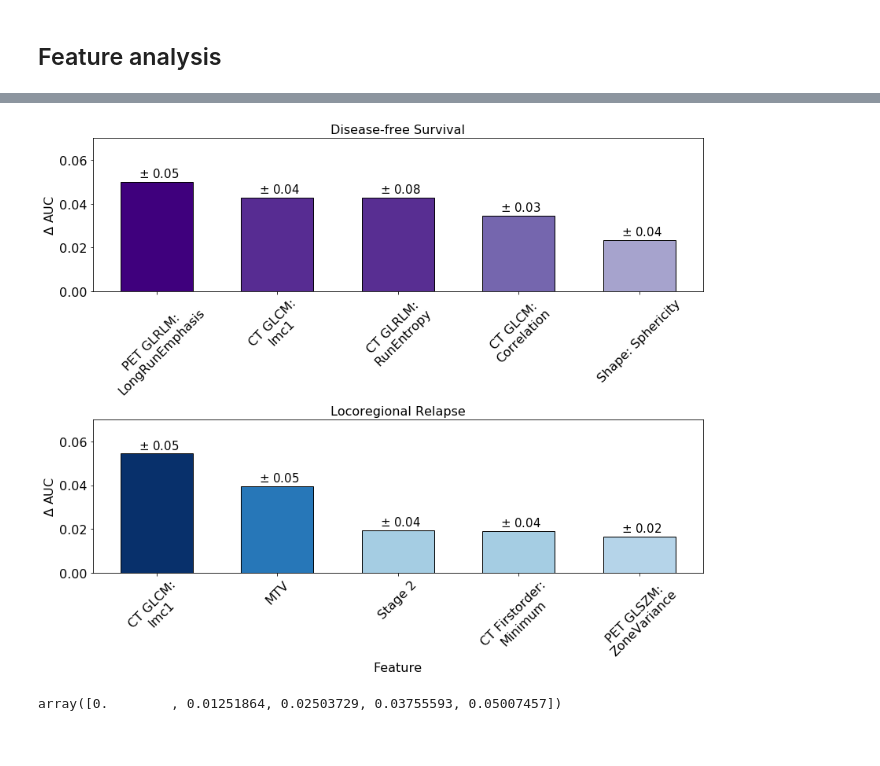
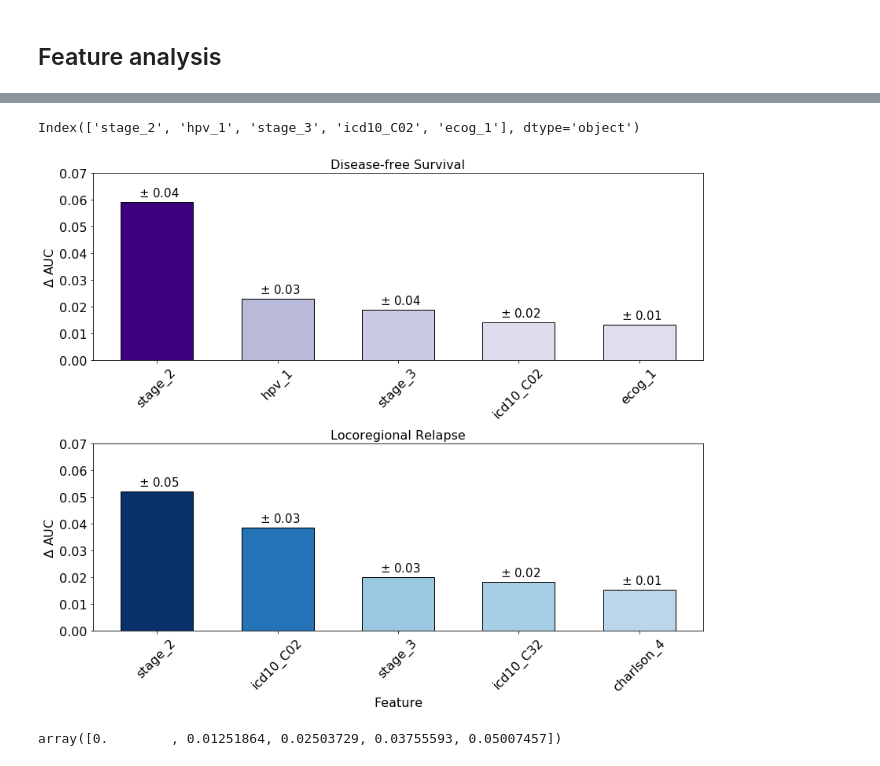
Before and after one commit to GSEL9/head-and-neck, a Jupyter notebook: ipynbs/results_exploration.ipynb, the cells around one changed output, grey strips where cells are left out. Cells and saved outputs as stored; diff of their text form; code cells hidden in the pictures.

Commit message:
Added prelim results from simple clinical paramanalysis, presentation and report sketches

```diff
--- a/ipynbs/results_exploration.ipynb
+++ b/ipynbs/results_exploration.ipynb
@@ -163,7 +166,7 @@ plt.savefig(
 ## LRC
 # %%
 lrc_results_raw = pd.read_csv(
-    './../../data/fallback/results/results_lrc.csv', index_col=0
+    './../../data/clinical_experiment/results/clin_results_lrc.csv', index_col=0
 )
 lrc_results_raw.head()
 # %% [output]
@@ -253,5 +256,5 @@ np.size(pfs_votes), np.size(lrc_votes)
 # %%
-model = PLSRegression(n_components=70, max_iter=500, scale=True, tol=0.001)
+model = PLSRegression(n_components=30, max_iter=500, scale=True, tol=0.001)
 
 split = 160
 
@@ -298,12 +301,12 @@ def importance_ranking(X, y, model, seeds=10):
 X_pfs = X.loc[:, X.columns[pfs_votes == 1]]
 X_lrc = X.loc[:, X.columns[lrc_votes == 1]]
 # %%
-pfs_model = PLSRegression(n_components=70, max_iter=500, scale=True, tol=0.001)
+pfs_model = PLSRegression(n_components=30, max_iter=500, scale=True, tol=0.001)
 avg_pfs_importances, std_pfs_importances = importance_ranking(
     X_pfs.values, np.squeeze(y_pfs.values), pfs_model
 )
 # %%
-lrc_model = PLSRegression(n_components=70, max_iter=500, scale=True, tol=0.001)
+lrc_model = PLSRegression(n_components=30, max_iter=500, scale=True, tol=0.001)
 avg_lrc_importances, std_lrc_importances = importance_ranking(
     X_lrc.values, np.squeeze(y_lrc.values), lrc_model
 )
@@ -318,6 +321,10 @@ lrc_avg_top = avg_lrc_importances[lrc_top_idx]
 
 pfs_std_top = std_pfs_importances[pfs_top_idx]
 lrc_std_top = std_lrc_importances[lrc_top_idx]
+# %%
+X_pfs.columns[pfs_top_idx]
+# %% [output]
+Index(['stage_2', 'hpv_1', 'stage_3', 'icd10_C02', 'ecog_1'], dtype='object')
 # %%
 from matplotlib.cm import ScalarMappable
 
@@ -325,8 +332,7 @@ from matplotlib.cm import ScalarMappable
 FONTSIZE = 16
 
 # Cmap setup.
-cmap1 = plt.cm.get_cmap('Purples')
-cmap2 = plt.cm.get_cmap('Blues')
+cmap1 = plt.cm.get_cmap('Purples'); cmap2 = plt.cm.get_cmap('Blues')
 pfs_colors = [bar / max(pfs_avg_top) for bar in pfs_avg_top]
 lrc_colors = [bar / max(lrc_avg_top) for bar in lrc_avg_top]
 
@@ -335,13 +341,15 @@ fig, axes = plt.subplots(nrows=2, figsize=(12, 10))
 
 axes[0].bar(
     x=range(n_top), height=pfs_avg_top, width=0.6, label='DFS',
-    tick_label=prep_feature_names(X_pfs.columns[pfs_top_idx]),
+    #tick_label=prep_feature_names(X_pfs.columns[pfs_top_idx]),
+    tick_label=X_pfs.columns[pfs_top_idx],
     color=cmap1(pfs_colors), edgecolor='k'
 )
 axes[0].set_title('Disease-free Survival', fontsize=FONTSIZE)
 axes[1].bar(
     x=range(n_top), height=lrc_avg_top, width=0.6, label='LRC',
-    tick_label=prep_feature_names(X_lrc.columns[lrc_top_idx]),
+    #tick_label=prep_feature_names(X_lrc.columns[lrc_top_idx]),
+    tick_label=X_lrc.columns[lrc_top_idx],
     color=cmap2(lrc_colors), edgecolor='k'
 )
 axes[1].set_title('Locoregional Relapse', fontsize=FONTSIZE)
@@ -352,34 +360,34 @@ for axis in axes.ravel():
     axis.set_ylim([0, 0.07])
 
 # Set annotations.
 for num, patch in enumerate(axes[0].patches):
     # get_width pulls left or right; get_y pushes up or down
     axes[0].text(
         patch.get_x() + 0.15, patch.get_height() + 2e-3,
         r'$\pm$ {}'.format(np.round(pfs_std_top[num], decimals=2)),
         fontsize=15, color='k'
     )
 
 for num, patch in enumerate(axes[1].patches):
     # get_width pulls left or right; get_y pushes up or down
     axes[1].text(
         patch.get_x() + 0.15, patch.get_height() + 2e-3,
         r'$\pm$ {}'.format(np.round(lrc_std_top[num], decimals=2)),
         fontsize=15, color='k' #'dimgrey'
     )
 
 
 
 #axes[0].axhline(y=0.05, c='m', linestyle='--', dashes=(5, 10))
 #axes[0].text(3.7, 0.01, 'y={}'.format(0.05))
 #axes[1].axhline(y=0.05, c='m', linestyle='--', dashes=(5, 10))
 #axes[1].text(-1, 1, 'y={}'.format(0.05))
 
 plt.xlabel('Feature', fontsize=FONTSIZE)
 plt.tight_layout()
 plt.savefig('./../../data/fallback/figures/feature_rankings.png')
 # %% [output]
-[figure, old version]
+[figure, new version]
 # %%
 pfs_inid = pfs_avg_top > pfs_std_top
 np.array(prep_feature_names(X_pfs.columns[pfs_top_idx]))[pfs_inid]
```
Also changed, not shown: parts of 13 cells of this notebook, 3 other files.
